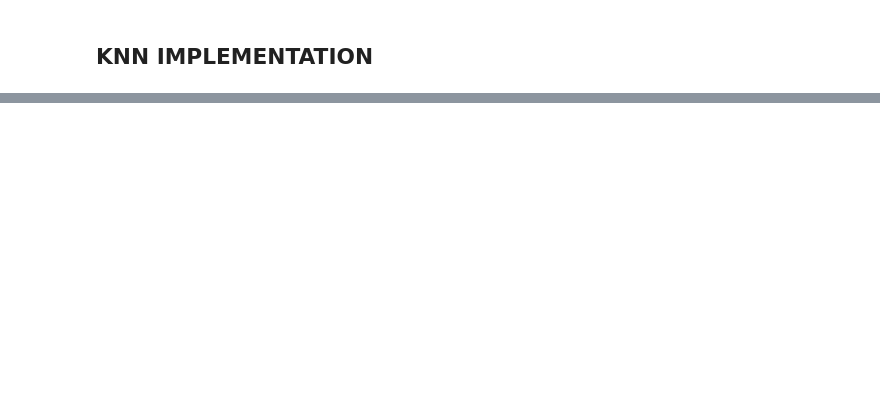
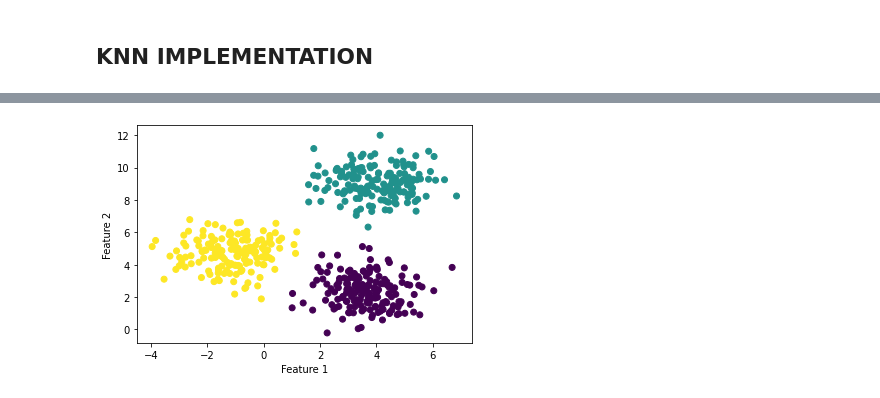
Before and after one commit to gsub17/PYTHON_BASIC, a Jupyter notebook: Data Science/03 Numpy.ipynb, the cells around one changed output, grey strips where cells are left out. Saved outputs shown, nothing was run; the diff lists cells and outputs as text; code cells hidden in the pictures; blank space fills up the shorter version.

```diff
--- a/Data Science/03 Numpy.ipynb
+++ b/Data Science/03 Numpy.ipynb
@@ -2,0 +121,8 @@
+# %%
+## to have colors in the graph
+plt.scatter(X[:,0] , X[:,1] , c = y)  # the color is given according to the c = y values by matplotlib
+plt.xlabel("Feature 1")
+plt.ylabel("Feature 2")
+plt.show()
+# %% [output]
+[figure, added]
```
Also changed, not shown: parts of 58 cells of this notebook.
